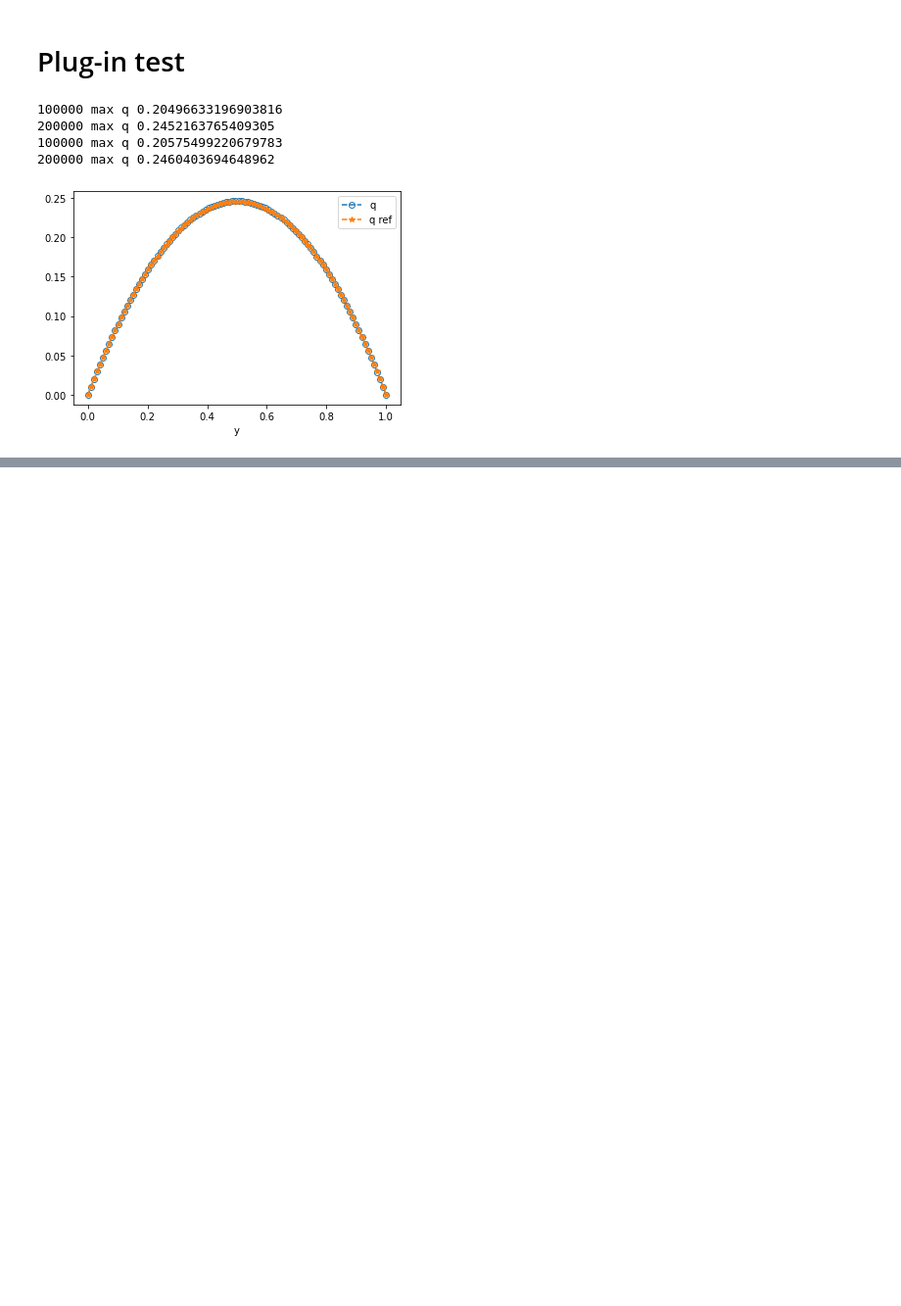
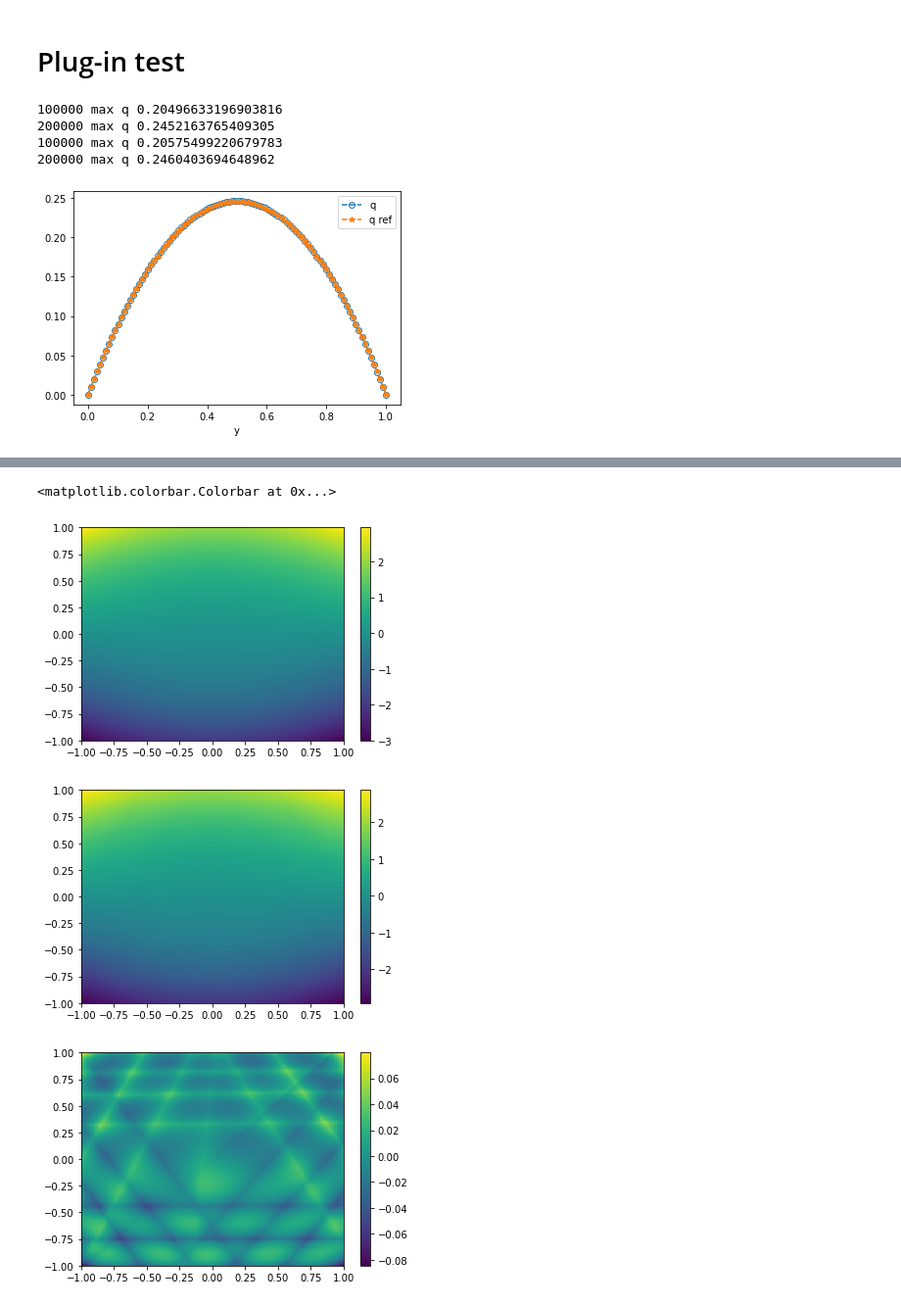
Before and after one commit to Zhengyu-Huang/Point-Jet, a Jupyter notebook: Poisson_model/Direct_NN.ipynb, the cells around one changed output, grey strips where cells are left out. Shown: that part at 98% size. Drawn from its saved outputs; the diff is of its cells as text; code cells hidden in the pictures; blank space fills up the shorter version.

Commit message:
update flux form solver for Poisson

```diff
--- a/Poisson_model/Direct_NN.ipynb
+++ b/Poisson_model/Direct_NN.ipynb
@@ -235,0 +239,5 @@ plt.show()
+# %%
+def flux_ref(q, dq):
+    return (q**2 + dq**2 + 1)*dq
+def D_flux_ref(q, dq):
+    return 2*q*dq, 2*dq*dq + (q**2 + dq**2 + 1)
@@ -235,0 +324,35 @@ plt.show()
+# %%
+N_test_1d = 200
+L_test_1d = 1
+N_test = N_test_1d**2
+
+x_test_1d = np.linspace(-L_test_1d, L_test_1d, N_test_1d)
+X_test_2d, Y_test_2d = np.meshgrid(x_test_1d, x_test_1d)
+
+x_test = np.vstack((X_test_2d.reshape(-1), Y_test_2d.reshape(-1))).T
+y_test = flux_ref(x_test[:, 0], x_test[:, 1]).reshape((N_test, 1))
+
+
+
+x_test = torch.from_numpy(x_test.astype(np.float32))
+y_pred = nn_model(x_test).detach().numpy()
+# %%
+y_test_2d = y_test.reshape((N_test_1d,N_test_1d))
+y_pred_2d = y_pred.reshape((N_test_1d,N_test_1d))
+
+plt.figure()
+plt.pcolormesh(X_test_2d, Y_test_2d, y_test_2d)
+plt.colorbar()
+
+plt.figure()
+plt.pcolormesh(X_test_2d, Y_test_2d, y_pred_2d)
+plt.colorbar()
+
+plt.figure()
+plt.pcolormesh(X_test_2d, Y_test_2d, y_test_2d - y_pred_2d)
+plt.colorbar()
+# %% [output]
+<matplotlib.colorbar.Colorbar at 0x...>
+[figure, added]
+[figure, added]
+[figure, added]
```
Also changed, not shown: parts of 4 cells of this notebook, 2 other files.
